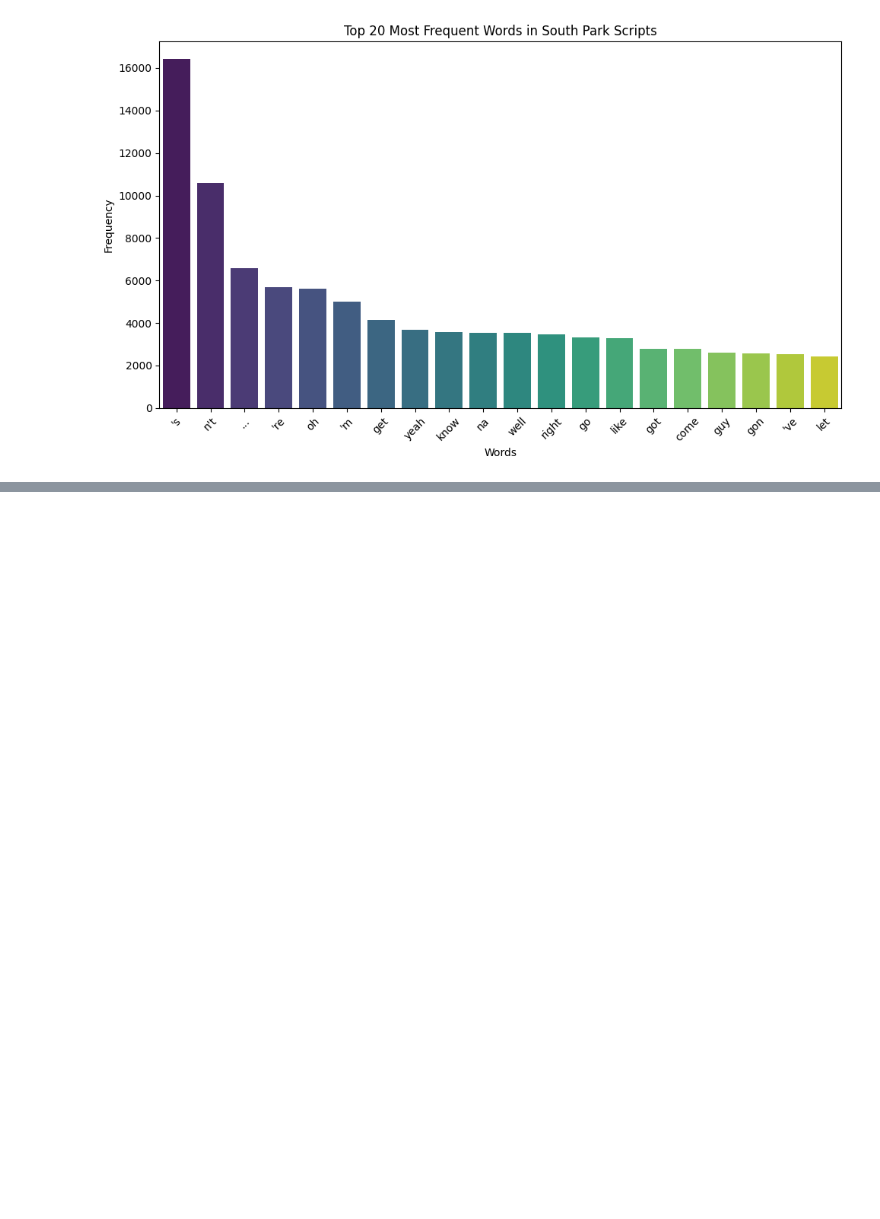
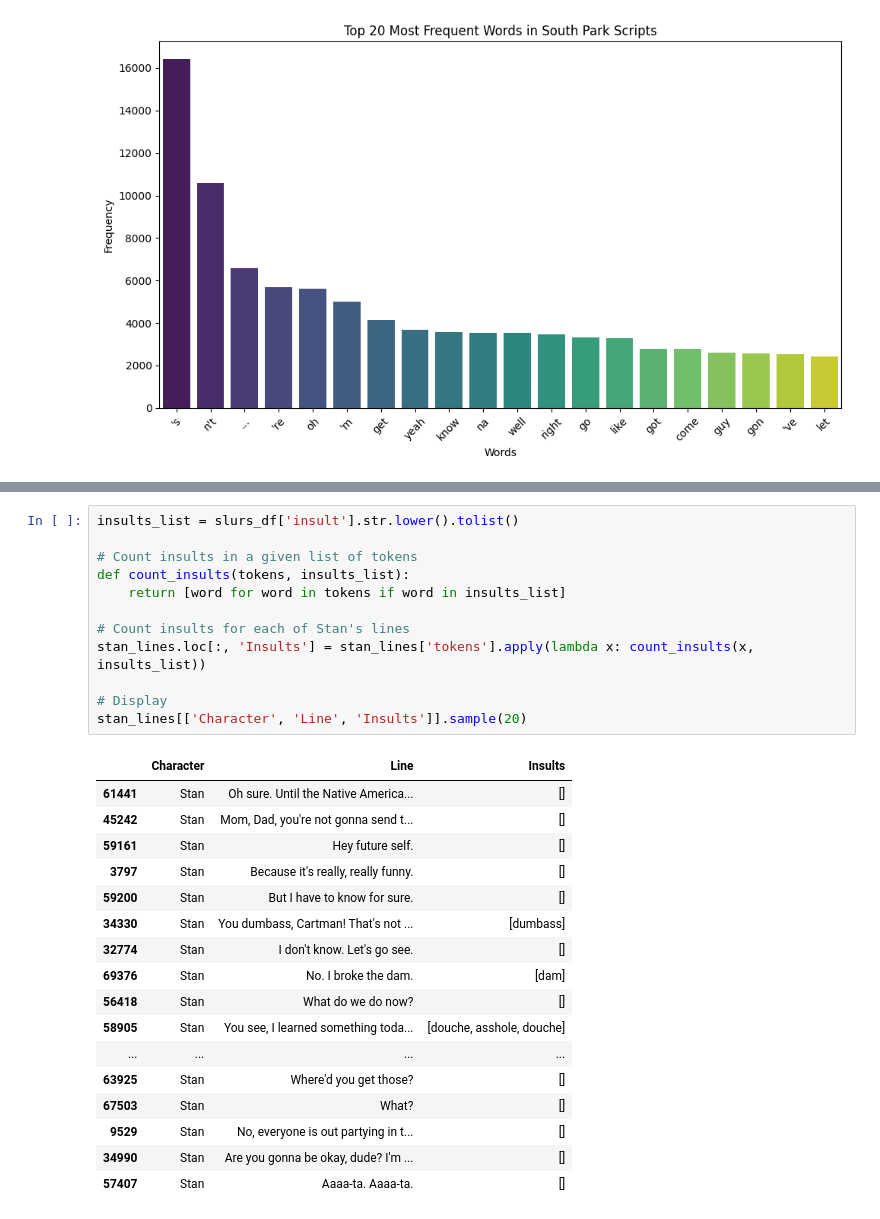
Before and after one commit to sbolanowski/south_park_slur, a Jupyter notebook: slur-o-meter.ipynb, the cells around one changed output, grey strips where cells are left out. Drawn from its saved outputs; the diff is of its cells as text; blank space fills up the shorter version.

```diff
--- a/slur-o-meter.ipynb
+++ b/slur-o-meter.ipynb
@@ -248,0 +253,30 @@ Passing `palette` without assigning `hue` is deprecated and will be removed in v
+# %%
+insults_list = slurs_df['insult'].str.lower().tolist()
+
+# Count insults in a given list of tokens
+def count_insults(tokens, insults_list):
+    return [word for word in tokens if word in insults_list]
+
+# Count insults for each of Stan's lines
+stan_lines.loc[:, 'Insults'] = stan_lines['tokens'].apply(lambda x: count_insults(x, insults_list))
+
+# Display
+stan_lines[['Character', 'Line', 'Insults']].sample(20)
+# %% [output]
+|  | Character | Line | Insults |
+| 61441 | Stan | Oh sure. Until the Native America... | [] |
+| 45242 | Stan | Mom, Dad, you're not gonna send t... | [] |
+| 59161 | Stan | Hey future self. | [] |
+| 3797 | Stan | Because it's really, really funny. | [] |
+| 59200 | Stan | But I have to know for sure. | [] |
+| 34330 | Stan | You dumbass, Cartman! That's not ... | [dumbass] |
+| 32774 | Stan | I don't know. Let's go see. | [] |
+| 69376 | Stan | No. I broke the dam. | [dam] |
+| 56418 | Stan | What do we do now? | [] |
+| 58905 | Stan | You see, I learned something toda... | [douche, asshole, douche] |
+| ... | ... | ... | ... |
+| 63925 | Stan | Where'd you get those? | [] |
+| 67503 | Stan | What? | [] |
+| 9529 | Stan | No, everyone is out partying in t... | [] |
+| 34990 | Stan | Are you gonna be okay, dude? I'm ... | [] |
+| 57407 | Stan | Aaaa-ta. Aaaa-ta. | [] |
```
Also changed, not shown: parts of 11 cells of this notebook, 1 other file.
